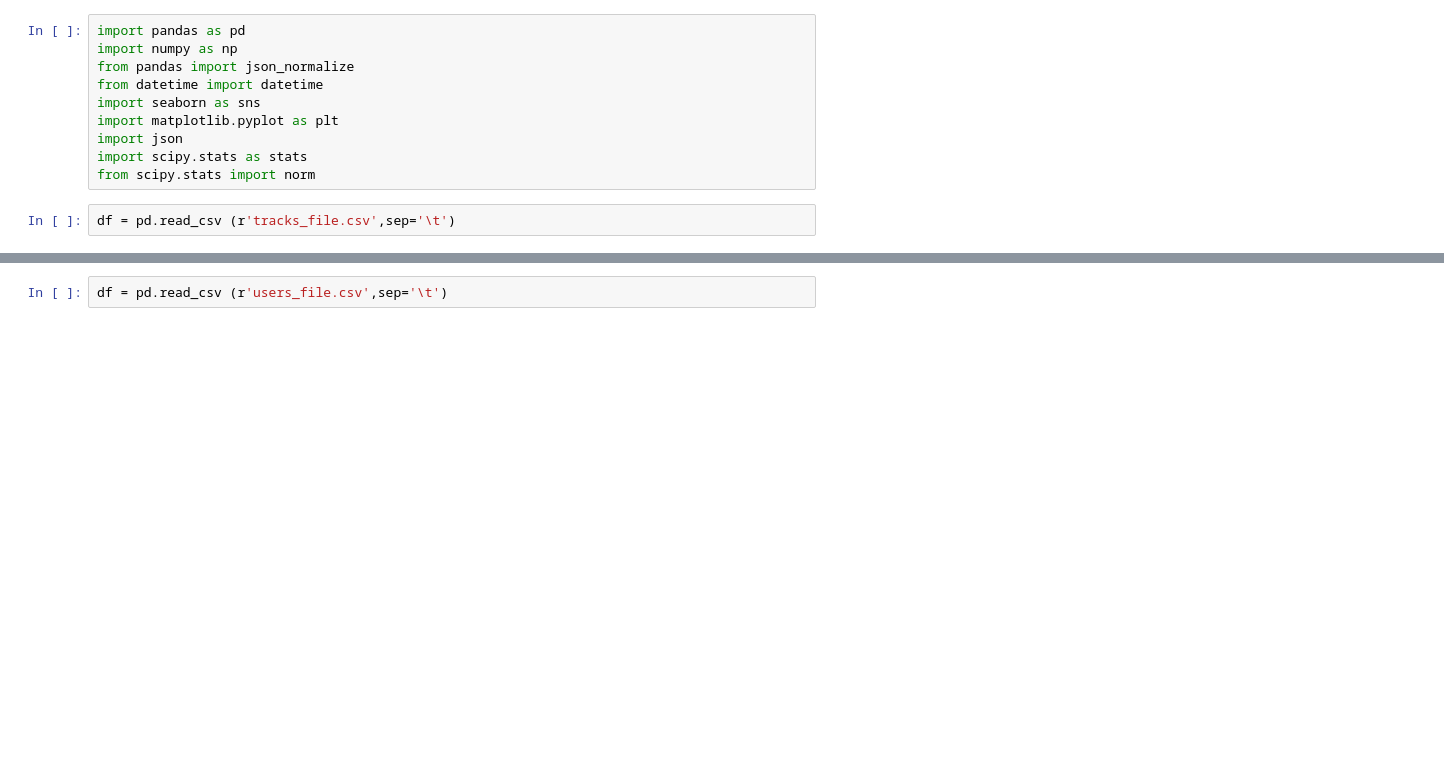
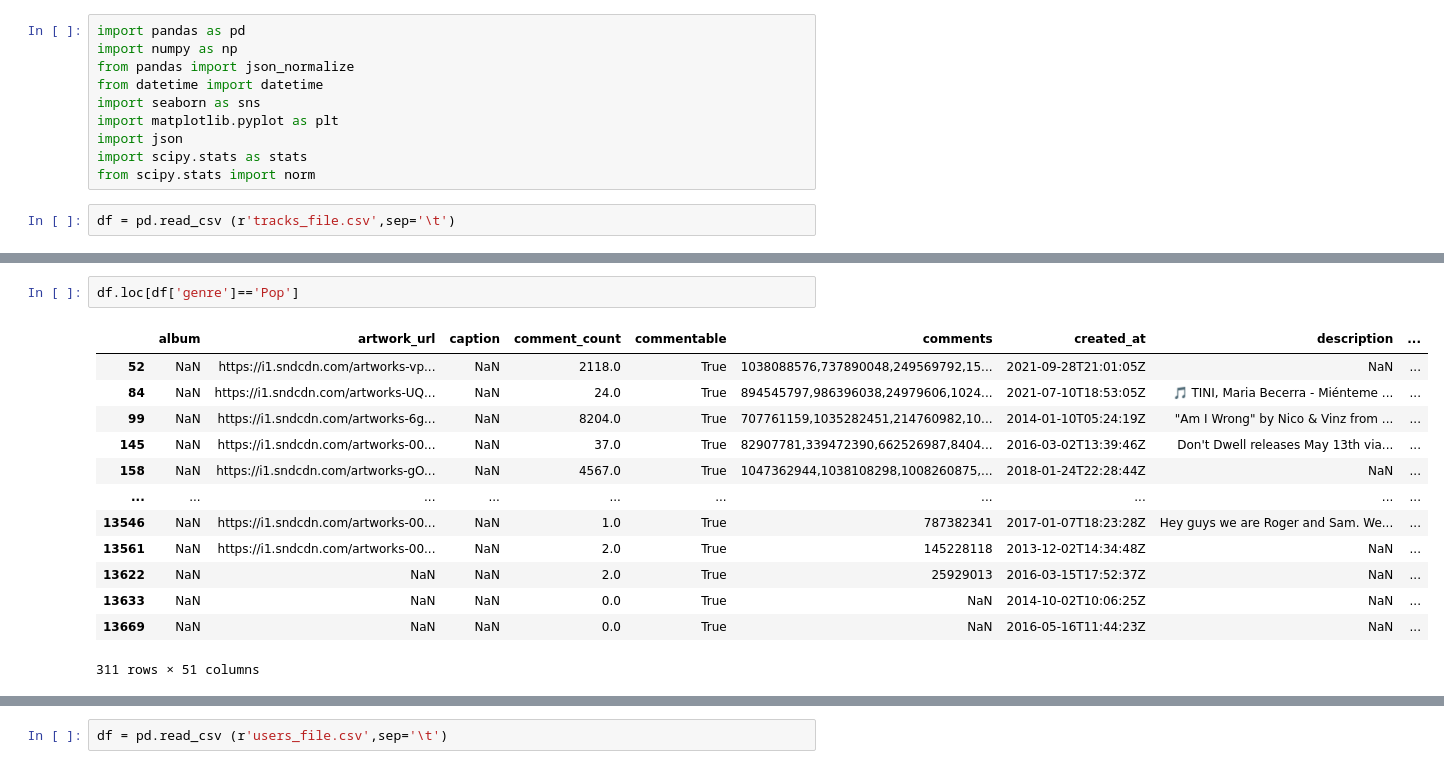
Before and after one commit to machung2001/SoundCloud, a Jupyter notebook: Project 2/Trang.ipynb, the cells around one changed output, grey strips where cells are left out. Drawn from its saved outputs; the diff is of its cells as text; blank space fills up the shorter version.

Commit message:
genre

```diff
--- a/Project 2/Trang.ipynb
+++ b/Project 2/Trang.ipynb
@@ -13,3 +64,19 @@ df = pd.read_csv (r'tracks_file.csv',sep='\t')
+# %%
+df.loc[df['genre']=='Pop']
+# %% [output]
+|  | album | artwork_url | caption | comment_count | commentable | comments | created_at | description | ... |
+| 52 | NaN | https://i1.sndcdn.com/artworks-vp... | NaN | 2118.0 | True | 1038088576,737890048,249569792,15... | 2021-09-28T21:01:05Z | NaN | ... |
+| 84 | NaN | https://i1.sndcdn.com/artworks-UQ... | NaN | 24.0 | True | 894545797,986396038,24979606,1024... | 2021-07-10T18:53:05Z | 🎵 TINI, Maria Becerra - Miénteme ... | ... |
+| 99 | NaN | https://i1.sndcdn.com/artworks-6g... | NaN | 8204.0 | True | 707761159,1035282451,214760982,10... | 2014-01-10T05:24:19Z | "Am I Wrong" by Nico & Vinz from ... | ... |
+| 145 | NaN | https://i1.sndcdn.com/artworks-00... | NaN | 37.0 | True | 82907781,339472390,662526987,8404... | 2016-03-02T13:39:46Z | Don't Dwell releases May 13th via... | ... |
+| 158 | NaN | https://i1.sndcdn.com/artworks-gO... | NaN | 4567.0 | True | 1047362944,1038108298,1008260875,... | 2018-01-24T22:28:44Z | NaN | ... |
+| ... | ... | ... | ... | ... | ... | ... | ... | ... | ... |
+| 13546 | NaN | https://i1.sndcdn.com/artworks-00... | NaN | 1.0 | True | 787382341 | 2017-01-07T18:23:28Z | Hey guys we are Roger and Sam. We... | ... |
+| 13561 | NaN | https://i1.sndcdn.com/artworks-00... | NaN | 2.0 | True | 145228118 | 2013-12-02T14:34:48Z | NaN | ... |
+| 13622 | NaN | NaN | NaN | 2.0 | True | 25929013 | 2016-03-15T17:52:37Z | NaN | ... |
+| 13633 | NaN | NaN | NaN | 0.0 | True | NaN | 2014-10-02T10:06:25Z | NaN | ... |
+| 13669 | NaN | NaN | NaN | 0.0 | True | NaN | 2016-05-16T11:44:23Z | NaN | ... |
+311 rows × 51 columns
 # %%
 # Plot the jointplot
 sns.set_style('darkgrid');
```
Also changed, not shown: parts of 4 cells of this notebook.
